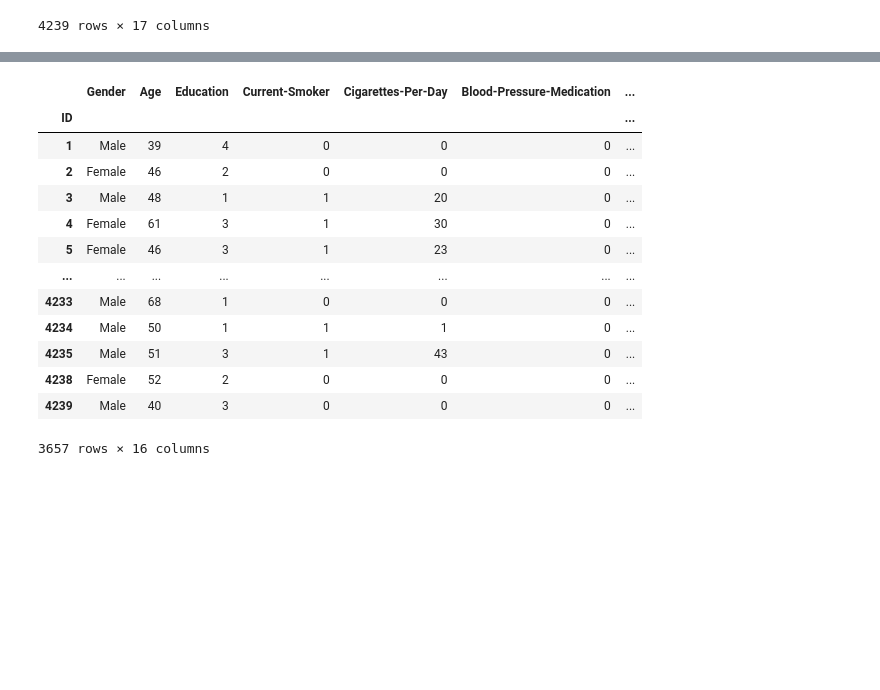
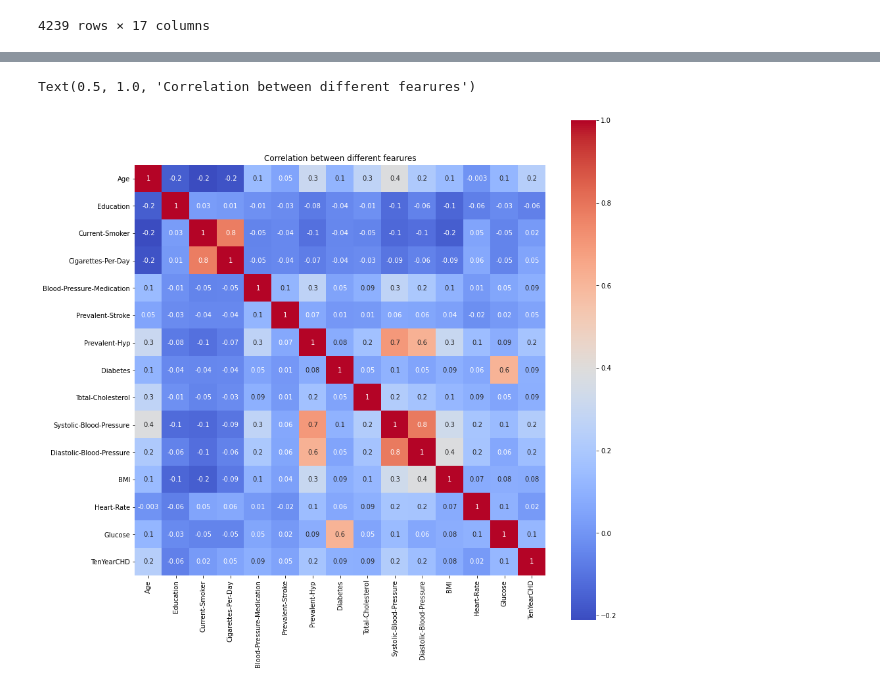
Before and after one commit to sajedehsaremi/Healthy-tuples, a Jupyter notebook: DataAnalysis.ipynb, the cells around one changed output, grey strips where cells are left out. Drawn from its saved outputs; the diff is of its cells as text; code cells hidden in the pictures; blank space fills up the shorter version.

```diff
--- a/DataAnalysis.ipynb
+++ b/DataAnalysis.ipynb
@@ -161,29 +140,14 @@ memory usage: 400.1 KB
 # %%
-df2 = df1.rename(columns = {"male": "Gender","age": "Age","currentSmoker":"Current-Smoker",
-                                           "cigsPerDay":"Cigarettes-Per-Day","education":"Education",
-                                            "prevalentStroke":"Prevalent-Stroke","prevalentHyp":"Prevalent-Hyp",
-                                           "diabetes":"Diabetes","totChol":"Total-Cholesterol",
-                                           "sysBP":"Systolic-Blood-Pressure","BPMeds":"Blood-Pressure-Medication","diaBP":"Diastolic-Blood-Pressure",
-                                           "heartRate":"Heart-Rate","glucose":"Glucose","TenYearCHD":"Ten-Year-CHD"})
-df2["Gender"]= df2["Gender"].replace(1, "Male")
-df2["Gender"]= df2["Gender"].replace(0, "Female")
-
-df2.head(-1)
+## Checking the correlation between output and input fields through a heatmap by the help of correlation function
+correlation = df.corr()
+plt.figure(figsize=(14,14))
+g = sns.heatmap(correlation, vmax=1, square=True,cmap='coolwarm',annot= True,xticklabels=True,yticklabels=True, fmt='.1g')
+g.set_yticklabels(g.get_yticklabels(), rotation =0)
+g.set_xticklabels(g.get_yticklabels(), rotation =90)
+plt.title('Correlation between different fearures')
 # %% [output]
-|  | Gender | Age | Education | Current-Smoker | Cigarettes-Per-Day | Blood-Pressure-Medication | ... |
-| ID |  |  |  |  |  |  | ... |
-| 1 | Male | 39 | 4 | 0 | 0 | 0 | ... |
-| 2 | Female | 46 | 2 | 0 | 0 | 0 | ... |
-| 3 | Male | 48 | 1 | 1 | 20 | 0 | ... |
-| 4 | Female | 61 | 3 | 1 | 30 | 0 | ... |
-| 5 | Female | 46 | 3 | 1 | 23 | 0 | ... |
-| ... | ... | ... | ... | ... | ... | ... | ... |
-| 4233 | Male | 68 | 1 | 0 | 0 | 0 | ... |
-| 4234 | Male | 50 | 1 | 1 | 1 | 0 | ... |
-| 4235 | Male | 51 | 3 | 1 | 43 | 0 | ... |
-| 4238 | Female | 52 | 2 | 0 | 0 | 0 | ... |
-| 4239 | Male | 40 | 3 | 0 | 0 | 0 | ... |
-3657 rows × 16 columns
+Text(0.5, 1.0, 'Correlation between different fearures')
+[figure, added]
 # %%
 #Exploratory Analysis
 def draw_histograms(dataframe, features, rows, cols):
```
Also changed, not shown: parts of 25 cells of this notebook.
